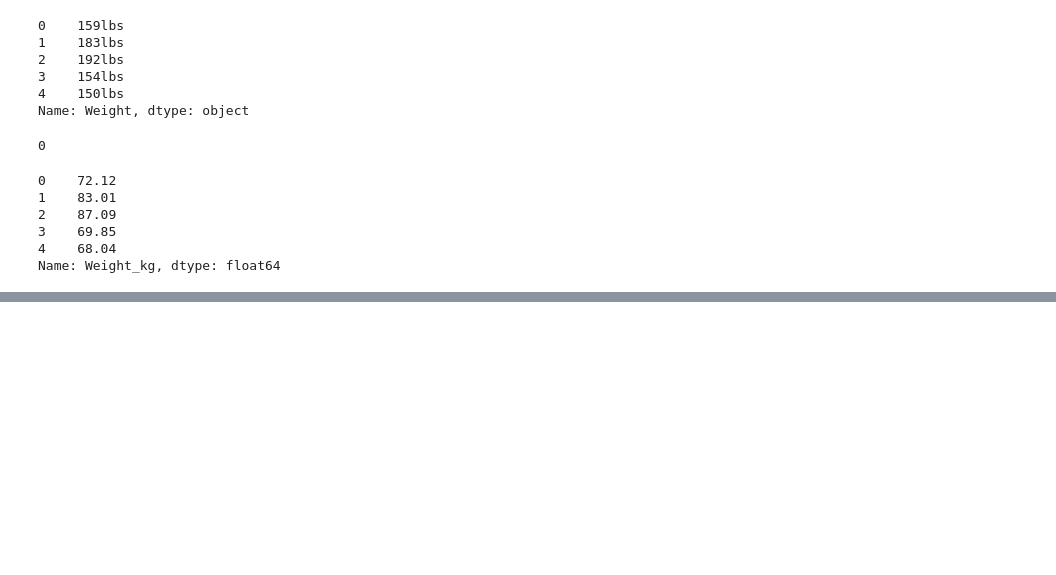
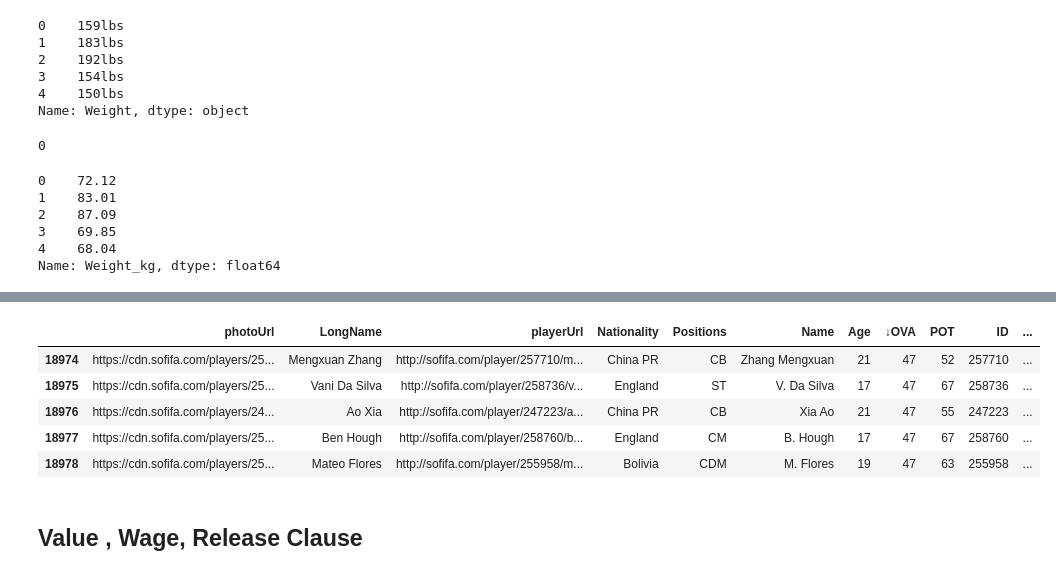
Before and after one commit to Jack-Merrett/fifa_data_cleaning_project, a Jupyter notebook: notebook/data_cleaning.ipynb, the cells around one changed output, grey strips where cells are left out. Cells and saved outputs as stored; diff of their text form; code cells hidden in the pictures; blank space fills up the shorter version.

```diff
--- a/notebook/data_cleaning.ipynb
+++ b/notebook/data_cleaning.ipynb
@@ -416,0 +456,3 @@ dtype: object
+# %%
+# We will extract the number from the string.
+df['Day_Joined'] = df["Day_Joined"].str.extract(r'(.+),')
@@ -416,0 +474,20 @@ dtype: object
+# %%
+# Define a dictionary to map abbreviated month names to full names
+month_mapping = {
+    'Jan': 'January',
+    'Feb': 'February',
+    'Mar': 'March',
+    'Apr': 'April',
+    'May': 'May',
+    'Jun': 'June',
+    'Jul': 'July',
+    'Aug': 'August',
+    'Sep': 'September',
+    'Oct': 'October',
+    'Nov': 'November',
+    'Dec': 'December'
+}
+# %%
+# Apply the mapping to the "Month_Joined" column
+df['Month_Joined'] = df['Month_Joined'].map(month_mapping)
+df['Month_Joined']
@@ -416,0 +546,14 @@ dtype: object
+# %%
+# now we can drop the "Joined" Column.
+df.drop(columns = ['Joined'], inplace =True)
+# %%
+df.tail()
+# %% [output]
+|  | photoUrl | LongName | playerUrl | Nationality | Positions | Name | Age | ↓OVA | POT | ID | ... |
+| 18974 | https://cdn.sofifa.com/players/25... | Mengxuan Zhang | http://sofifa.com/player/257710/m... | China PR | CB | Zhang Mengxuan | 21 | 47 | 52 | 257710 | ... |
+| 18975 | https://cdn.sofifa.com/players/25... | Vani Da Silva | http://sofifa.com/player/258736/v... | England | ST | V. Da Silva | 17 | 47 | 67 | 258736 | ... |
+| 18976 | https://cdn.sofifa.com/players/24... | Ao Xia | http://sofifa.com/player/247223/a... | China PR | CB | Xia Ao | 21 | 47 | 55 | 247223 | ... |
+| 18977 | https://cdn.sofifa.com/players/25... | Ben Hough | http://sofifa.com/player/258760/b... | England | CM | B. Hough | 17 | 47 | 67 | 258760 | ... |
+| 18978 | https://cdn.sofifa.com/players/25... | Mateo Flores | http://sofifa.com/player/255958/m... | Bolivia | CDM | M. Flores | 19 | 47 | 63 | 255958 | ... |
+# %% [markdown]
+## Value , Wage, Release Clause
```
Also changed, not shown: parts of 33 cells of this notebook.
